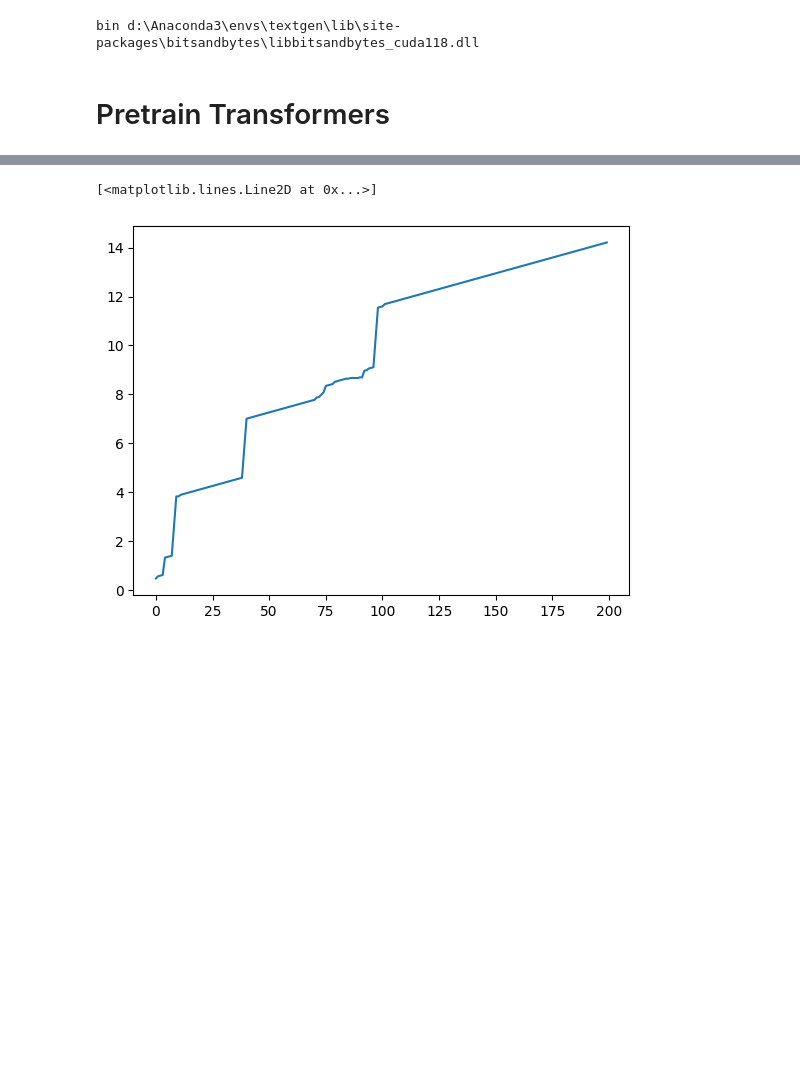
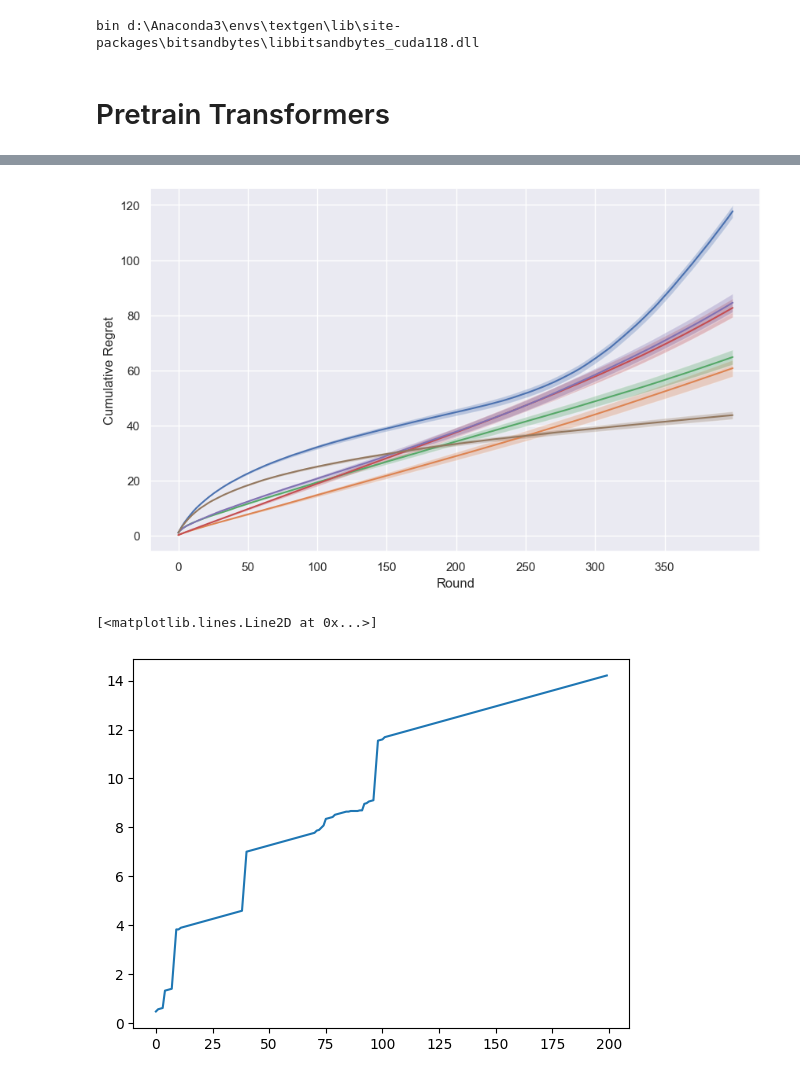
Before and after one commit to xjxyys/In-context-RL, a Jupyter notebook: experiment.ipynb, the cells around one changed output, grey strips where cells are left out. Saved outputs shown, nothing was run; the diff lists cells and outputs as text; code cells hidden in the pictures; blank space fills up the shorter version.

```diff
--- a/experiment.ipynb
+++ b/experiment.ipynb
@@ -443,3 +447,35 @@ plt.savefig('transformer_regret.png')
+# %%
+# 400steps
+df_regrets = pd.read_csv('data/transformer_400steps_regrets.csv')
+df_regrets_1 = pd.read_csv('data/Qtransformer random softmax greedy 400steps_regrets.csv')
+df_regrets_2 = pd.read_csv('data/Qtransformer random softmax 1_t 400steps_regrets.csv')
+df_regrets_3 = pd.read_csv('data/Qtransformer linucb softmax greedy 400steps_regrets.csv')
+df_regrets_4 = pd.read_csv('data/Qtransformer linucb softmax 1_t 400steps_regrets.csv')
+df_linucb = pd.read_csv('data/linucb_400steps_regrets.csv')
+
+sns.set()
+plt.figure(figsize=(10, 6))
+plt.plot(df_regrets.mean(), label='Imitation Learning')
+plt.plot(df_regrets_1.mean(), label='Qlearning Random softmax greedy')
+plt.plot(df_regrets_2.mean(), label='Qlearning Random softmax epsilon = 1_t')
+plt.plot(df_regrets_3.mean(), label='Qlearning LinUCB softmax greedy')
+plt.plot(df_regrets_4.mean(), label='Qlearning LinUCB softmax epsilon = 1_t')
+plt.plot(df_linucb.mean(), label='LinUCB')
+
+plt.fill_between(df_regrets.columns, df_regrets.mean() - df_regrets.std()/np.sqrt(len(df_regrets)), df_regrets.mean() + df_regrets.std()/np.sqrt(len(df_regrets)), alpha=0.3)
+plt.fill_between(df_regrets_1.columns, df_regrets_1.mean() - df_regrets_1.std()/np.sqrt(len(df_regrets_1)), df_regrets_1.mean() + df_regrets_1.std()/np.sqrt(len(df_regrets_1)), alpha=0.3)
+plt.fill_between(df_regrets_2.columns, df_regrets_2.mean() - df_regrets_2.std()/np.sqrt(len(df_regrets_2)), df_regrets_2.mean() + df_regrets_2.std()/np.sqrt(len(df_regrets_2)), alpha=0.3)
+plt.fill_between(df_regrets_3.columns, df_regrets_3.mean() - df_regrets_3.std()/np.sqrt(len(df_regrets_3)), df_regrets_3.mean() + df_regrets_3.std()/np.sqrt(len(df_regrets_3)), alpha=0.3)
+plt.fill_between(df_regrets_4.columns, df_regrets_4.mean() - df_regrets_4.std()/np.sqrt(len(df_regrets_4)), df_regrets_4.mean() + df_regrets_4.std()/np.sqrt(len(df_regrets_4)), alpha=0.3)
+plt.fill_between(df_linucb.columns, df_linucb.mean() - df_linucb.std()/np.sqrt(len(df_linucb)), df_linucb.mean() + df_linucb.std()/np.sqrt(len(df_linucb)), alpha=0.3)
+plt.xlabel('Round')
+# ever 50 rounds set a x-tick
+plt.xticks(np.arange(0, T, 50))
+plt.ylabel('Cumulative Regret')
+plt.savefig('all_regret_400steps.png')
+plt.show()
+# %% [output]
+[figure, added]
 # %%
 # eval the transformer model
 from icrl import *
```
Also changed, not shown: parts of 6 cells of this notebook, 8 other files.
